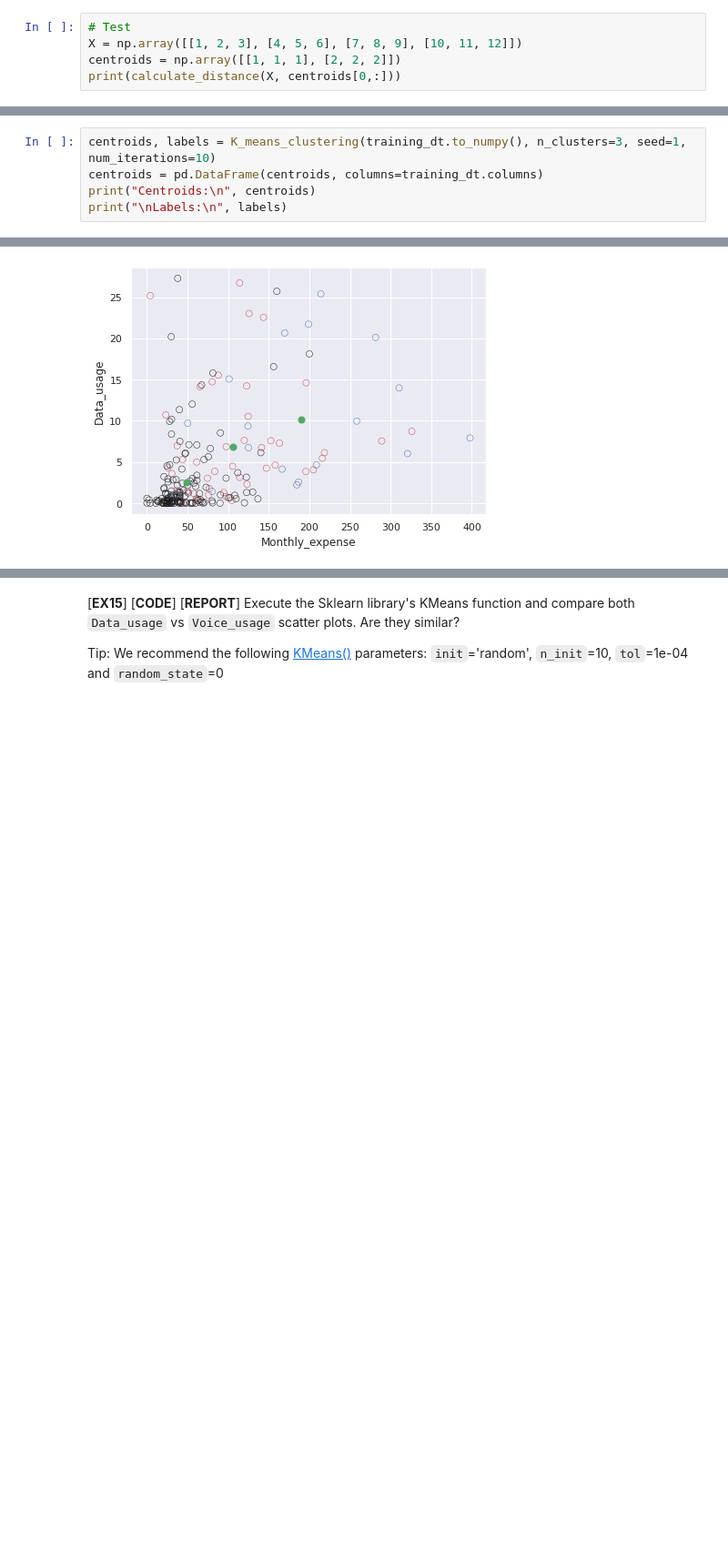
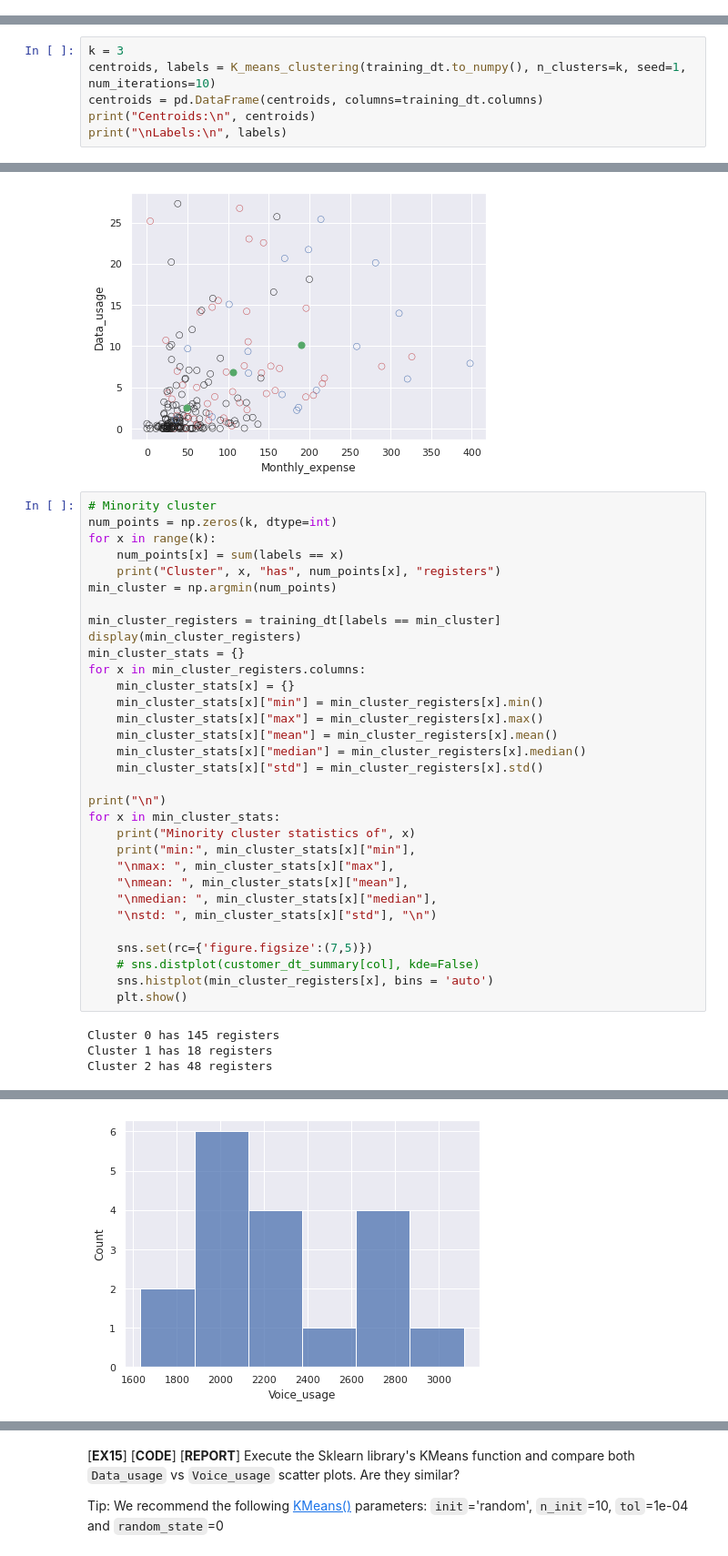
Before and after one commit to Alejandro-FA/UPF-Machine_Learning, a Jupyter notebook: Project-1/P01_Clustering students.ipynb, the cells around one changed output, grey strips where cells are left out. Shown at 91% size. Cells and saved outputs as stored; diff of their text form; blank space fills up the shorter version.

```diff
--- a/Project-1/P01_Clustering students.ipynb
+++ b/Project-1/P01_Clustering students.ipynb
@@ -509,8 +567,3 @@ def calculate_distance(X, centroid):
     ##################
 
     return squareDistance
-# %%
-# Test
-X = np.array([[1, 2, 3], [4, 5, 6], [7, 8, 9], [10, 11, 12]])
-centroids = np.array([[1, 1, 1], [2, 2, 2]])
-print(calculate_distance(X, centroids[0,:]))
@@ -617,7 +677,8 @@ memory usage: 6.6 KB
 # %% [markdown]
 [**EX13**][**CODE**] Execute your `K_means_clustering` function to `training_dt` and number of clusters=3. Calculate the centroids of each cluster. How many iterations are necessary to achieve the clustering?
 # %%
-centroids, labels = K_means_clustering(training_dt.to_numpy(), n_clusters=3, seed=1, num_iterations=10)
+k = 3
+centroids, labels = K_means_clustering(training_dt.to_numpy(), n_clusters=k, seed=1, num_iterations=10)
 centroids = pd.DataFrame(centroids, columns=training_dt.columns)
 print("Centroids:\n", centroids)
 print("\nLabels:\n", labels)
@@ -670,3 +731,39 @@ plt.ylabel('Data_usage')
 plt.show()
 # %% [output]
 [figure]
+# %%
+# Minority cluster
+num_points = np.zeros(k, dtype=int)
+for x in range(k):
+    num_points[x] = sum(labels == x)
+    print("Cluster", x, "has", num_points[x], "registers")
+min_cluster = np.argmin(num_points)
+
+min_cluster_registers = training_dt[labels == min_cluster]
+display(min_cluster_registers)
+min_cluster_stats = {}
+for x in min_cluster_registers.columns:
+    min_cluster_stats[x] = {}
+    min_cluster_stats[x]["min"] = min_cluster_registers[x].min()
+    min_cluster_stats[x]["max"] = min_cluster_registers[x].max()
+    min_cluster_stats[x]["mean"] = min_cluster_registers[x].mean()
+    min_cluster_stats[x]["median"] = min_cluster_registers[x].median()
+    min_cluster_stats[x]["std"] = min_cluster_registers[x].std()
+
+print("\n")
+for x in min_cluster_stats:
+    print("Minority cluster statistics of", x)
+    print("min:", min_cluster_stats[x]["min"],
+    "\nmax: ", min_cluster_stats[x]["max"],
+    "\nmean: ", min_cluster_stats[x]["mean"],
+    "\nmedian: ", min_cluster_stats[x]["median"],
+    "\nstd: ", min_cluster_stats[x]["std"], "\n")
+
+    sns.set(rc={'figure.figsize':(7,5)})
+    # sns.distplot(customer_dt_summary[col], kde=False)
+    sns.histplot(min_cluster_registers[x], bins = 'auto')
+    plt.show()
+# %% [output]
+Cluster 0 has 145 registers
+Cluster 1 has 18 registers
+Cluster 2 has 48 registers
@@ -672,0 +793 @@ plt.show()
+[figure, added]
```
Also changed, not shown: parts of 22 cells of this notebook.
